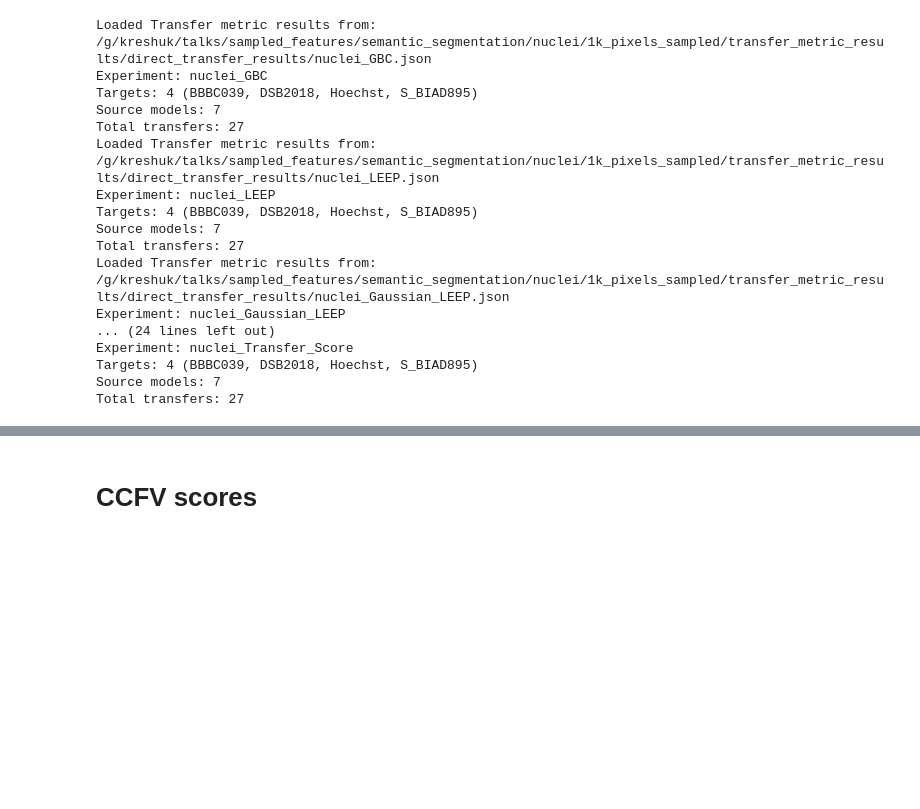
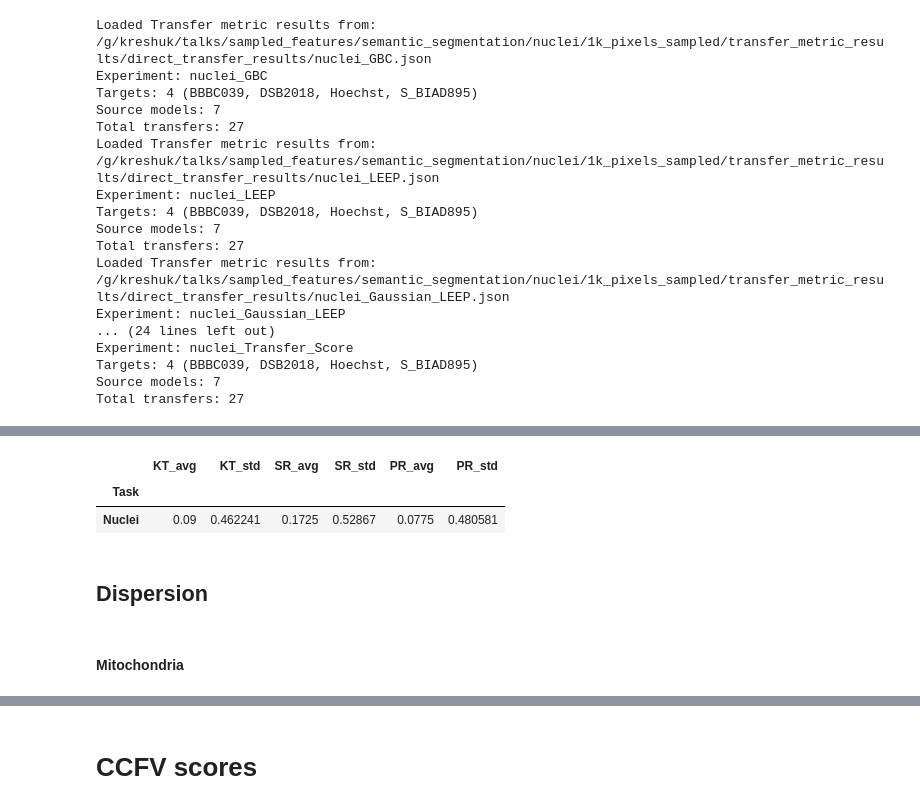
Before and after one commit to kreshuklab/model_ranking, a Jupyter notebook: notebooks/CVPR_Figures/semantic_avg_table_results.ipynb, the cells around one changed output, grey strips where cells are left out. Drawn from its saved outputs; the diff is of its cells as text; code cells hidden in the pictures; blank space fills up the shorter version.

```diff
--- a/notebooks/CVPR_Figures/semantic_avg_table_results.ipynb
+++ b/notebooks/CVPR_Figures/semantic_avg_table_results.ipynb
@@ -352,0 +391,21 @@ Total transfers: 27
+# %%
+base_path = "/g/kreshuk/talks/sampled_features/semantic_segmentation/nuclei/1k_pixels_sampled/transfer_metric_results/NuNo"
+result_path = list(Path(base_path).glob("*.json"))
+
+assert len(result_path) == 1, "Expected exactly one result file for NuNo transfer metric"
+results = load_transfer_metric_results(result_path[0])
+correlation_scores = results["correlation_scores"]
+targets = results['metadata']['targets']
+idx = 0
+per_target_KT = np.array(correlation_scores["KT"])
+per_target_SP = np.array(correlation_scores["SP"])
+per_target_PE = np.array(correlation_scores["PE"])
+df = correlation_table(
+    per_target_KT,
+    per_target_SP,
+    per_target_PE,
+    targets = targets,
+    task="Nuclei"
+)
+abbrev = transfer_metric_abbrevs["NuNo"]
+df_NuNo_nuc_avg = avg_correlation_table(df)
@@ -352,0 +418,10 @@ Total transfers: 27
+# %%
+df_NuNo_nuc_avg
+# %% [output]
+|  | KT_avg | KT_std | SR_avg | SR_std | PR_avg | PR_std |
+| Task |  |  |  |  |  |  |
+| Nuclei | 0.09 | 0.462241 | 0.1725 | 0.52867 | 0.0775 | 0.480581 |
+# %% [markdown]
+## Dispersion
+# %% [markdown]
+#### Mitochondria
```
Also changed, not shown: parts of 14 cells of this notebook, 1 other file.
